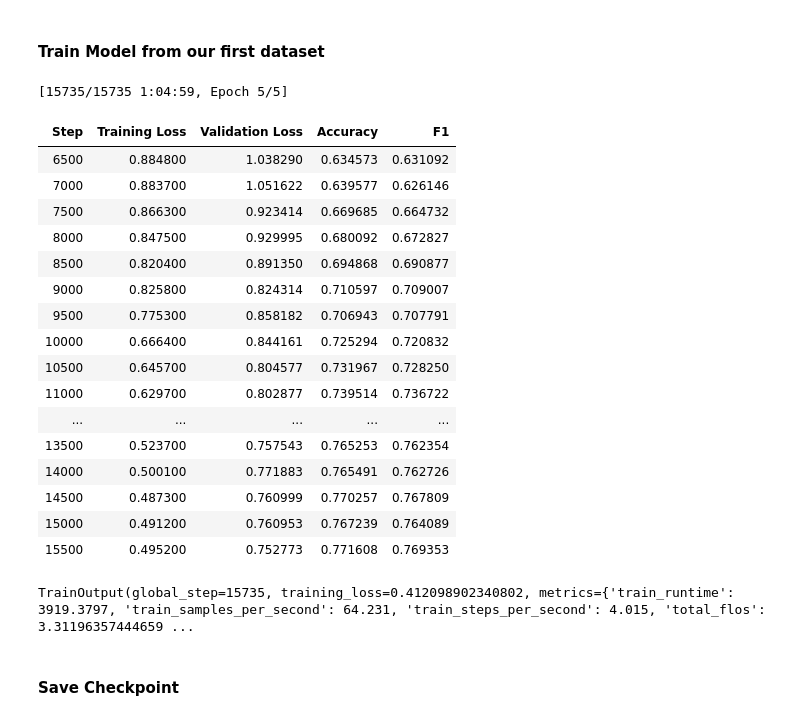
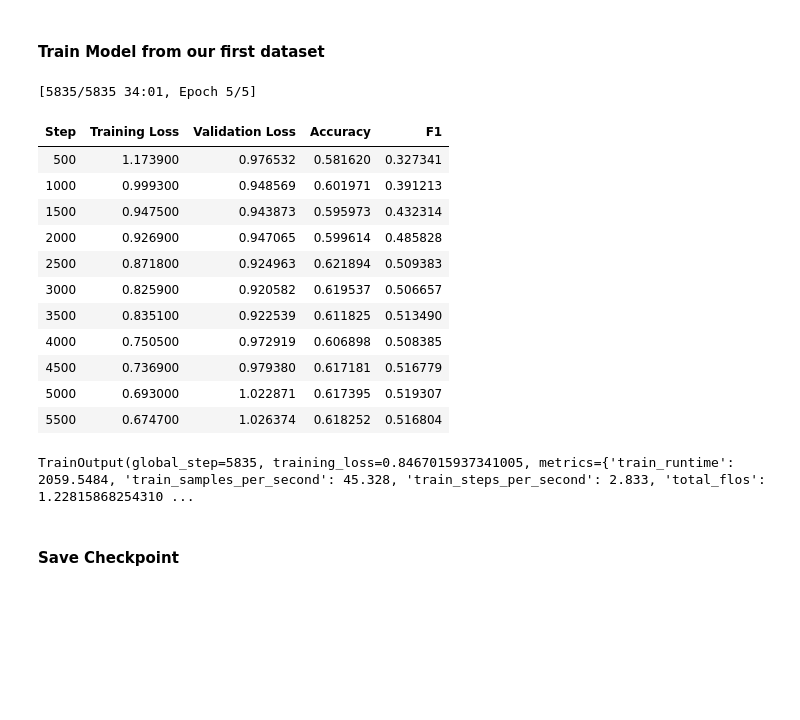
Before and after one commit to majiinB/Heron-wellnest-ml-model, a Jupyter notebook: notebooks/nlp/xlm-roberta.ipynb, the cells around one changed output. Cells and saved outputs as stored; diff of their text form; code cells hidden in the pictures; blank space fills up the shorter version.

```diff
--- a/notebooks/nlp/xlm-roberta.ipynb
+++ b/notebooks/nlp/xlm-roberta.ipynb
@@ -335,26 +357,8 @@ df_1["grouped_label"] = df_1["labels"].map(label_mapping)
 print("\nAfter grouping:")
 print(df_1["grouped_label"].value_counts())
 
-# Balance Dataset
-# Get max class count
-max_count = df_1["grouped_label"].value_counts().max()
-
-balanced_dfs = []
-for label, group in df_1.groupby("grouped_label"):
-    # Upsample minority classes
-    balanced_group = resample(group,
-                              replace=True,     # sample with replacement
-                              n_samples=max_count,
-                              random_state=42)
-    balanced_dfs.append(balanced_group)
-
-balanced_df = pd.concat(balanced_dfs)
-
-print("\nBalanced distribution:")
-print(balanced_df["grouped_label"].value_counts())
-
 # Keep only the two columns we want
-df_clean = balanced_df[["text", "grouped_label"]].rename(columns={"grouped_label": "labels"})
+df_clean = df_1[["text", "grouped_label"]].rename(columns={"grouped_label": "labels"})
 
 # Convert to HF Dataset
 dataset_clean = Dataset.from_pandas(df_clean, preserve_index=False)
@@ -364,7 +368,12 @@ dataset_1_broad_emotion = DatasetDict({
     "train": dataset_clean
 })
 
-
+# Remove unwanted column/feature
+# Based on the graphs above i don't want "Neutral", "Surprise"
+unwanted_labels_1 = ["Neutral", "Surprise"]
+dataset_1_broad_emotion["train"] = dataset_1_broad_emotion["train"].filter(
+    lambda example: example["labels"] not in unwanted_labels_1
+)
 
 print("\nFinal dataset size:", len(dataset_1_broad_emotion))
 print(dataset_1_broad_emotion)
@@ -688,6 +756,9 @@ dataset_1_broad_emotion.set_format(
     type="torch",
     columns=["input_ids", "attention_mask", "labels"],
 )
+
+# Compute class weight
+class_weights_1 = compute_class_weights(dataset_1_broad_emotion["train"], label_column="labels", device="cuda")
 
 accuracy = evaluate.load("accuracy")
 f1 = evaluate.load("f1")
@@ -720,51 +791,46 @@ training_args = TrainingArguments(
     gradient_accumulation_steps=2,     # effective batch size 16
 
     # Mixed precision
     fp16=True,                         # faster training
 
     # Training length
     num_train_epochs=5,                # shorter to prevent overfitting
     load_best_model_at_end=True,       # load checkpoint with best validation loss
     metric_for_best_model="f1",  # choose metric to track best model
 
     # Misc
     dataloader_num_workers=4,
     # logging_steps=100,                 # logs every 100 steps
     # logging_dir=f"{MODEL_PATH_FINETUNE_1}/logs"
 )
 
 trainer = Trainer(
     model=model_1,
     args=training_args,
     train_dataset=dataset_1_broad_emotion["train"],
     eval_dataset=dataset_1_broad_emotion["validation"],  # <-- use validation here
     tokenizer=tokenizer_1,
     compute_metrics=compute_metrics,
 )
 
 last_checkpoint = get_last_checkpoint(MODEL_PATH_FINETUNE_1)
 
 trainer.train(resume_from_checkpoint=last_checkpoint)
 # %% [output]
-[15735/15735 1:04:59, Epoch 5/5]
+[5835/5835 34:01, Epoch 5/5]
 | Step | Training Loss | Validation Loss | Accuracy | F1 |
-| 6500 | 0.884800 | 1.038290 | 0.634573 | 0.631092 |
-| 7000 | 0.883700 | 1.051622 | 0.639577 | 0.626146 |
-| 7500 | 0.866300 | 0.923414 | 0.669685 | 0.664732 |
-| 8000 | 0.847500 | 0.929995 | 0.680092 | 0.672827 |
-| 8500 | 0.820400 | 0.891350 | 0.694868 | 0.690877 |
-| 9000 | 0.825800 | 0.824314 | 0.710597 | 0.709007 |
-| 9500 | 0.775300 | 0.858182 | 0.706943 | 0.707791 |
-| 10000 | 0.666400 | 0.844161 | 0.725294 | 0.720832 |
-| 10500 | 0.645700 | 0.804577 | 0.731967 | 0.728250 |
-| 11000 | 0.629700 | 0.802877 | 0.739514 | 0.736722 |
-| ... | ... | ... | ... | ... |
-| 13500 | 0.523700 | 0.757543 | 0.765253 | 0.762354 |
-| 14000 | 0.500100 | 0.771883 | 0.765491 | 0.762726 |
-| 14500 | 0.487300 | 0.760999 | 0.770257 | 0.767809 |
-| 15000 | 0.491200 | 0.760953 | 0.767239 | 0.764089 |
-| 15500 | 0.495200 | 0.752773 | 0.771608 | 0.769353 |
+| 500 | 1.173900 | 0.976532 | 0.581620 | 0.327341 |
+| 1000 | 0.999300 | 0.948569 | 0.601971 | 0.391213 |
+| 1500 | 0.947500 | 0.943873 | 0.595973 | 0.432314 |
+| 2000 | 0.926900 | 0.947065 | 0.599614 | 0.485828 |
+| 2500 | 0.871800 | 0.924963 | 0.621894 | 0.509383 |
+| 3000 | 0.825900 | 0.920582 | 0.619537 | 0.506657 |
+| 3500 | 0.835100 | 0.922539 | 0.611825 | 0.513490 |
+| 4000 | 0.750500 | 0.972919 | 0.606898 | 0.508385 |
+| 4500 | 0.736900 | 0.979380 | 0.617181 | 0.516779 |
+| 5000 | 0.693000 | 1.022871 | 0.617395 | 0.519307 |
+| 5500 | 0.674700 | 1.026374 | 0.618252 | 0.516804 |
-TrainOutput(global_step=15735, training_loss=0.412098902340802, metrics={'train_runtime': 3919.3797, 'train_samples_per_second': 64.231, 'train_steps_per_second': 4.015, 'total_flos': 3.31196357444659 ...
+TrainOutput(global_step=5835, training_loss=0.8467015937341005, metrics={'train_runtime': 2059.5484, 'train_samples_per_second': 45.328, 'train_steps_per_second': 2.833, 'total_flos': 1.22815868254310 ...
 # %% [markdown]
 #### Save Checkpoint
 # %%
```
Also changed, not shown: parts of 22 cells of this notebook, 1 other file.
